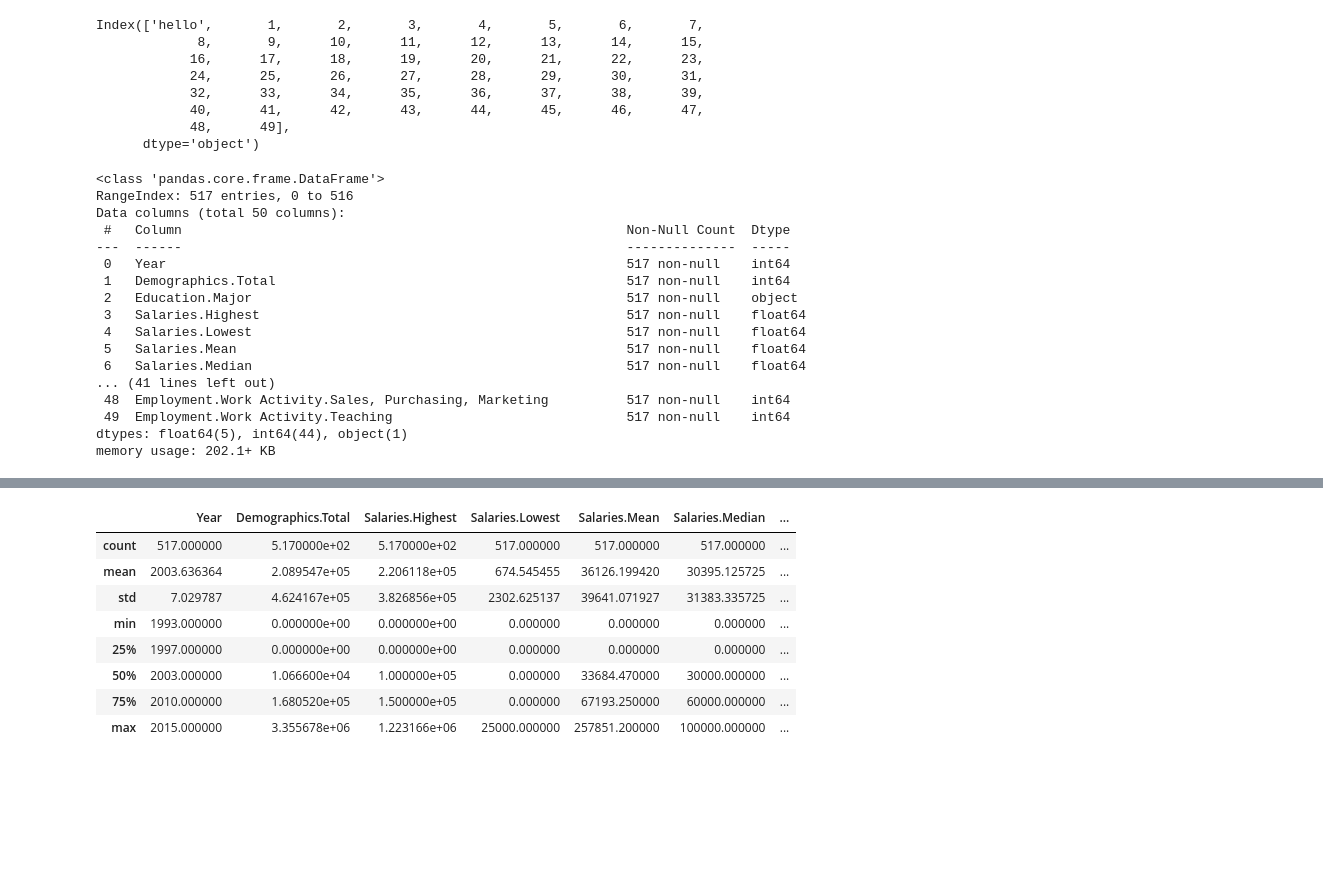
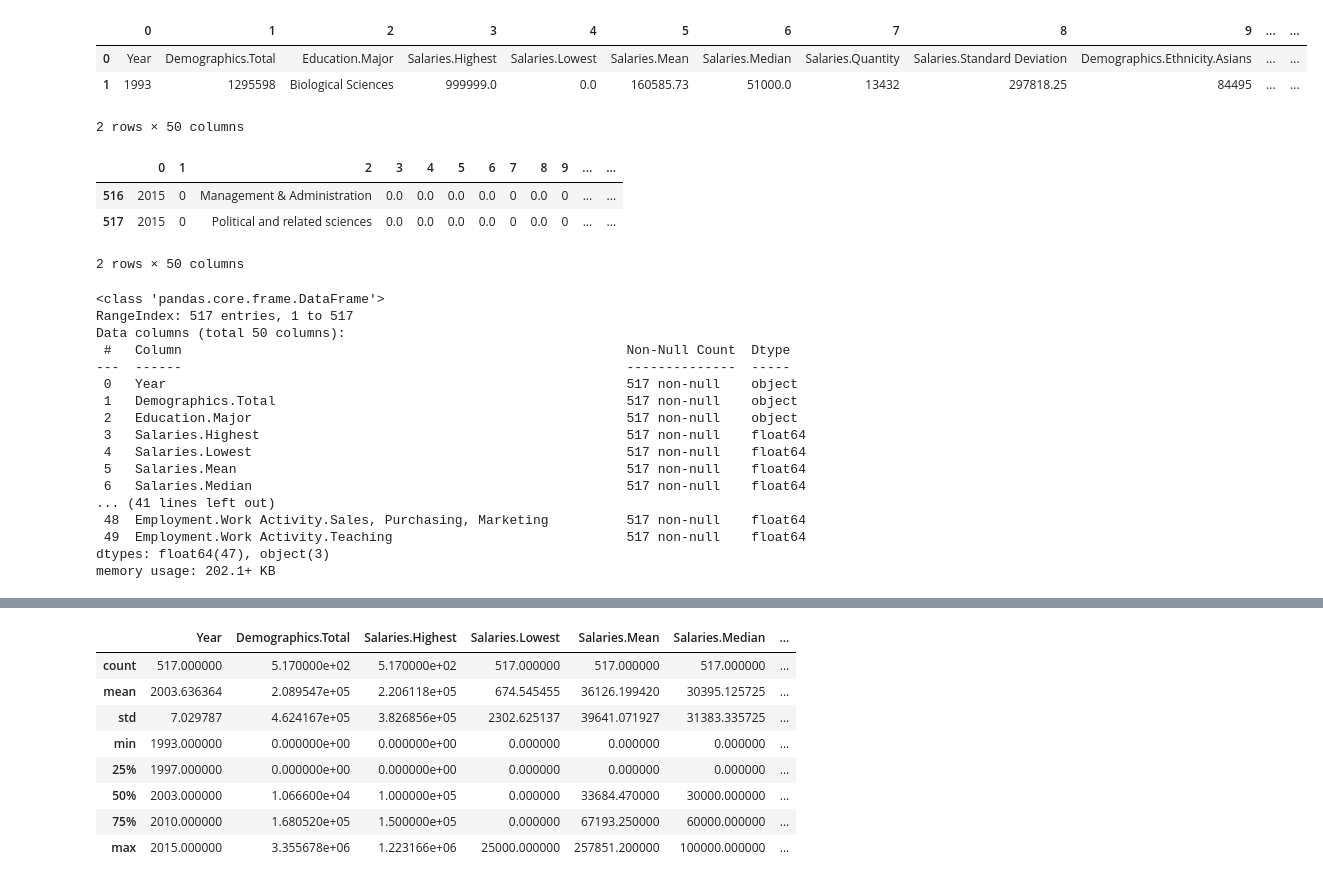
Before and after one commit to JohnsenClasses/info8000sp22, a Jupyter notebook: gradsalaries/graduates.ipynb, the cells around one changed output, grey strips where cells are left out. Drawn from its saved outputs; the diff is of its cells as text; code cells hidden in the pictures; blank space fills up the shorter version.

```diff
--- a/gradsalaries/graduates.ipynb
+++ b/gradsalaries/graduates.ipynb
@@ -3,35 +4,38 @@ import pandas as pd
 # %%
 df = pd.read_csv("data/graduates.csv",header=None)
-df.head()
-df.columns
-df.rename(columns = {0:"hello"},inplace=True)
-df.columns
+display(df.head(2))
+display(df.tail(2))
 # %% [output]
+|  | 0 | 1 | 2 | 3 | 4 | 5 | 6 | 7 | 8 | 9 | ... | ... |
+| 0 | Year | Demographics.Total | Education.Major | Salaries.Highest | Salaries.Lowest | Salaries.Mean | Salaries.Median | Salaries.Quantity | Salaries.Standard Deviation | Demographics.Ethnicity.Asians | ... | ... |
+| 1 | 1993 | 1295598 | Biological Sciences | 999999.0 | 0.0 | 160585.73 | 51000.0 | 13432 | 297818.25 | 84495 | ... | ... |
-Index(['hello',       1,       2,       3,       4,       5,       6,       7,
-             8,       9,      10,      11,      12,      13,      14,      15,
-            16,      17,      18,      19,      20,      21,      22,      23,
-            24,      25,      26,      27,      28,      29,      30,      31,
-            32,      33,      34,      35,      36,      37,      38,      39,
-            40,      41,      42,      43,      44,      45,      46,      47,
-            48,      49],
-      dtype='object')
+2 rows × 50 columns
+|  | 0 | 1 | 2 | 3 | 4 | 5 | 6 | 7 | 8 | 9 | ... | ... |
+| 516 | 2015 | 0 | Management & Administration | 0.0 | 0.0 | 0.0 | 0.0 | 0 | 0.0 | 0 | ... | ... |
+| 517 | 2015 | 0 | Political and related sciences | 0.0 | 0.0 | 0.0 | 0.0 | 0 | 0.0 | 0 | ... | ... |
+2 rows × 50 columns
-# %%
-df.info()
-# %% [output]
-<class 'pandas.core.frame.DataFrame'>
-RangeIndex: 517 entries, 0 to 516
-Data columns (total 50 columns):
- #   Column                                                         Non-Null Count  Dtype
----  ------                                                         --------------  -----
- 0   Year                                                           517 non-null    int64
- 1   Demographics.Total                                             517 non-null    int64
- 2   Education.Major                                                517 non-null    object
- 3   Salaries.Highest                                               517 non-null    float64
- 4   Salaries.Lowest                                                517 non-null    float64
- 5   Salaries.Mean                                                  517 non-null    float64
- 6   Salaries.Median                                                517 non-null    float64
-... (41 lines left out)
- 48  Employment.Work Activity.Sales, Purchasing, Marketing          517 non-null    int64
- 49  Employment.Work Activity.Teaching                              517 non-null    int64
-dtypes: float64(5), int64(44), object(1)
-memory usage: 202.1+ KB
+# %%
+df2 = df.iloc[1:,:].copy()
+df2.columns = df.iloc[0,:]
+df2["Salaries.Highest"] = pd.to_numeric(df2["Salaries.Highest"])
+#df2.info()
+df2.loc[:,'Salaries.Highest':] = df2.loc[:,'Salaries.Highest':].apply(pd.to_numeric,axis=1)
+df2.info()
+# %% [output]
+<class 'pandas.core.frame.DataFrame'>
+RangeIndex: 517 entries, 1 to 517
+Data columns (total 50 columns):
+ #   Column                                                         Non-Null Count  Dtype
+---  ------                                                         --------------  -----
+ 0   Year                                                           517 non-null    object
+ 1   Demographics.Total                                             517 non-null    object
+ 2   Education.Major                                                517 non-null    object
+ 3   Salaries.Highest                                               517 non-null    float64
+ 4   Salaries.Lowest                                                517 non-null    float64
+ 5   Salaries.Mean                                                  517 non-null    float64
+ 6   Salaries.Median                                                517 non-null    float64
+... (41 lines left out)
+ 48  Employment.Work Activity.Sales, Purchasing, Marketing          517 non-null    float64
+ 49  Employment.Work Activity.Teaching                              517 non-null    float64
+dtypes: float64(47), object(3)
+memory usage: 202.1+ KB
```
Also changed, not shown: parts of 6 cells of this notebook.
